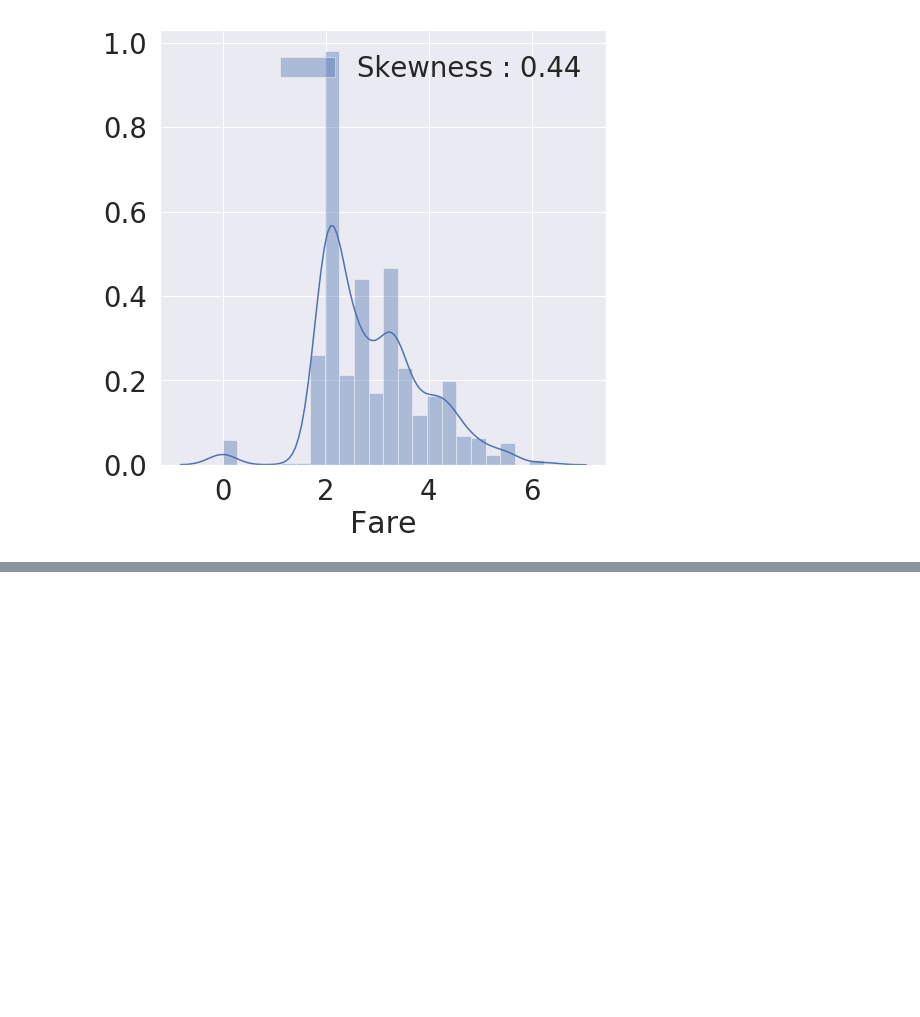
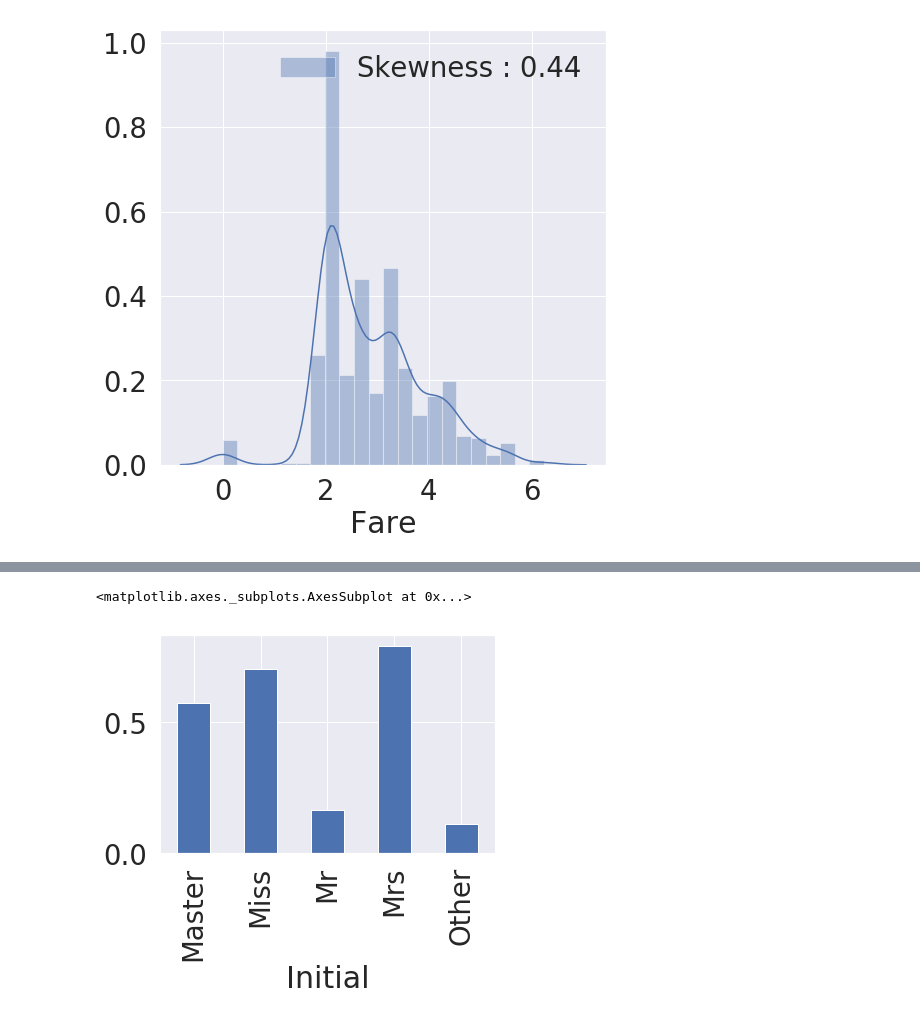
Before and after one commit to jihyunjeongme/data-analysis-kaggle, a Jupyter notebook: [Kaggle_Titanic]_EDA_To_prediction(DieTanic).ipynb, the cells around one changed output, grey strips where cells are left out. Drawn from its saved outputs; the diff is of its cells as text; code cells hidden in the pictures; blank space fills up the shorter version.

```diff
--- a/[Kaggle_Titanic]_EDA_To_prediction(DieTanic).ipynb
+++ b/[Kaggle_Titanic]_EDA_To_prediction(DieTanic).ipynb
@@ -432,0 +443,21 @@ Name: Ticket, Length: 681, dtype: int64
+# %%
+df_train['Fare'] = df_train['Fare'].map(lambda i: np.log(i) if i > 0 else 0)
+df_test['Fre'] = df_test['Fare'].map(lambda i: np.log(i) if i > 0 else 0)
+# %%
+# 3.1 Fill Null
+# 3.1.1 Fill Null in Age using title
+
+# Age에는 null data가 177개나 있음.
+# 우리는 title + statistics를 사용
+
+# 영어에서는 Miss, Mrr, Mrs 같은 title이 존재함
+# 각 탑승객의 이름에는 꼭 이런 title이 들어가게 되는데 이를 사용
+
+# pandas series에는 data를 string으로 바꿔주는 str method, 거기에 정규표현식을 적용하게
+# 해주는 extract method가 있음. 이를 사용하여 title을 쉽게 추출 할 수 있음.
+# title을 Initial column에 저장
+
+# df_train.head()
+df_train['Initial'] = df_train.Name.str.extract('([A-Za-z]+)\.') # lets extract the Saluttations
+
+df_test['Initial'] = df_test.Name.str.extract('([A-Za-z]+)\.') # lets extract the Saluttations
@@ -432,0 +477,6 @@ Name: Ticket, Length: 681, dtype: int64
+# %%
+df_train['Initial'].replace(['Mlle','Mme','Ms','Dr','Major','Lady','Countess','Jonkheer','Col','Rev','Capt','Sir','Don', 'Dona'],
+                        ['Miss','Miss','Miss','Mr','Mr','Mrs','Mrs','Other','Other','Other','Mr','Mr','Mr', 'Mr'],inplace=True)
+
+df_test['Initial'].replace(['Mlle','Mme','Ms','Dr','Major','Lady','Countess','Jonkheer','Col','Rev','Capt','Sir','Don', 'Dona'],
+                        ['Miss','Miss','Miss','Mr','Mr','Mrs','Mrs','Other','Other','Other','Mr','Mr','Mr', 'Mr'],inplace=True)
@@ -432,0 +495,5 @@ Name: Ticket, Length: 681, dtype: int64
+# %%
+df_train.groupby('Initial')['Survived'].mean().plot.bar()
+# %% [output]
+<matplotlib.axes._subplots.AxesSubplot at 0x...>
+[figure, added]
```
Also changed, not shown: parts of 25 cells of this notebook.
